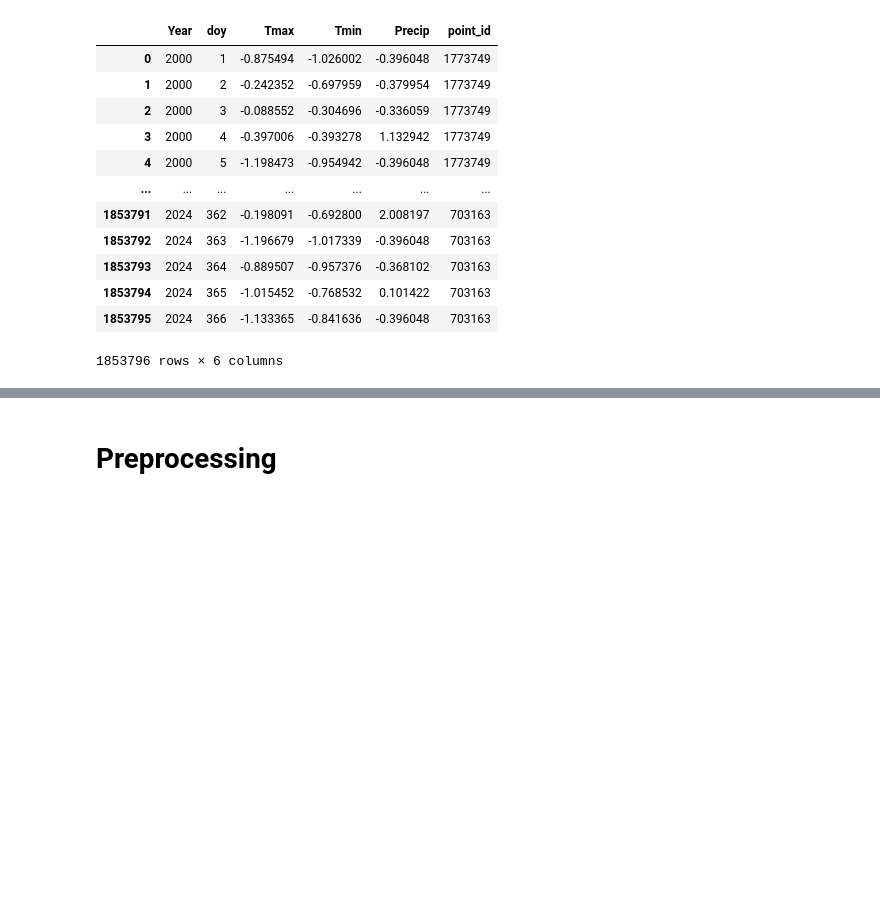
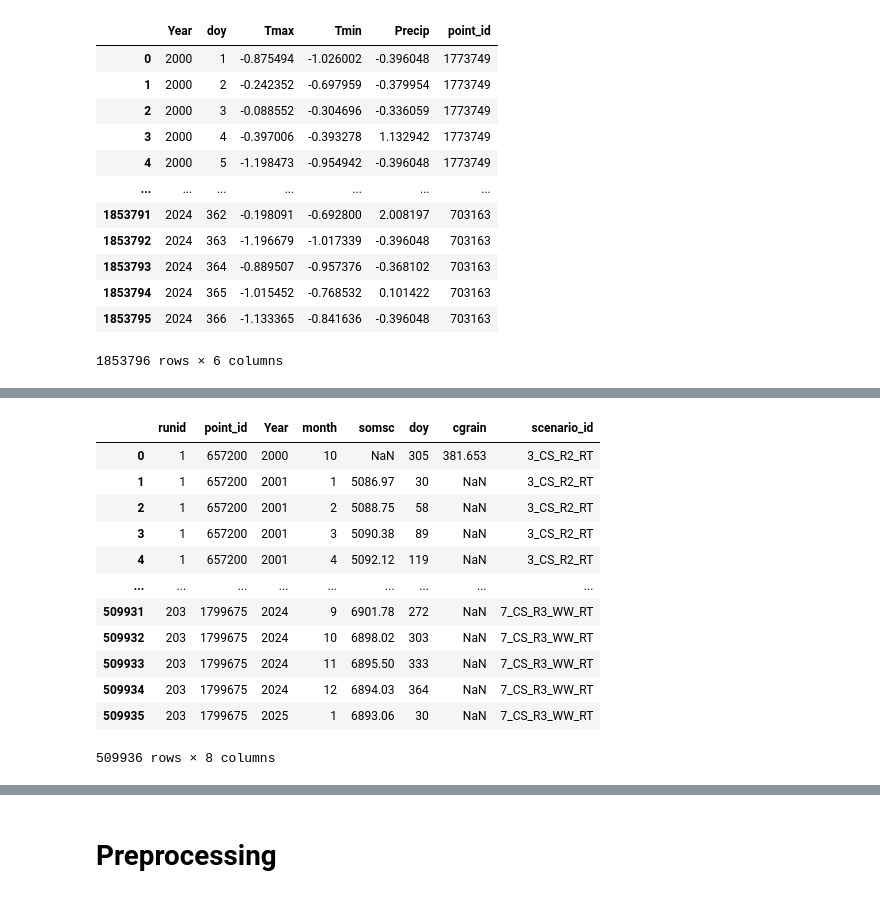
Before and after one commit to dwij2212/kgml-daycent, a Jupyter notebook: lib/data_prep.ipynb, the cells around one changed output, grey strips where cells are left out. Drawn from its saved outputs; the diff is of its cells as text; code cells hidden in the pictures; blank space fills up the shorter version.

```diff
--- a/lib/data_prep.ipynb
+++ b/lib/data_prep.ipynb
@@ -328,3 +331,19 @@ X_daily
+# %%
+Y
+# %% [output]
+|  | runid | point_id | Year | month | somsc | doy | cgrain | scenario_id |
+| 0 | 1 | 657200 | 2000 | 10 | NaN | 305 | 381.653 | 3_CS_R2_RT |
+| 1 | 1 | 657200 | 2001 | 1 | 5086.97 | 30 | NaN | 3_CS_R2_RT |
+| 2 | 1 | 657200 | 2001 | 2 | 5088.75 | 58 | NaN | 3_CS_R2_RT |
+| 3 | 1 | 657200 | 2001 | 3 | 5090.38 | 89 | NaN | 3_CS_R2_RT |
+| 4 | 1 | 657200 | 2001 | 4 | 5092.12 | 119 | NaN | 3_CS_R2_RT |
+| ... | ... | ... | ... | ... | ... | ... | ... | ... |
+| 509931 | 203 | 1799675 | 2024 | 9 | 6901.78 | 272 | NaN | 7_CS_R3_WW_RT |
+| 509932 | 203 | 1799675 | 2024 | 10 | 6898.02 | 303 | NaN | 7_CS_R3_WW_RT |
+| 509933 | 203 | 1799675 | 2024 | 11 | 6895.50 | 333 | NaN | 7_CS_R3_WW_RT |
+| 509934 | 203 | 1799675 | 2024 | 12 | 6894.03 | 364 | NaN | 7_CS_R3_WW_RT |
+| 509935 | 203 | 1799675 | 2025 | 1 | 6893.06 | 30 | NaN | 7_CS_R3_WW_RT |
+509936 rows × 8 columns
 # %%
 Y['scenario'] = Y['scenario_id'].apply(lambda x: f'scenario_{x}')
 
```
Also changed, not shown: parts of 15 cells of this notebook, 2 other files.
